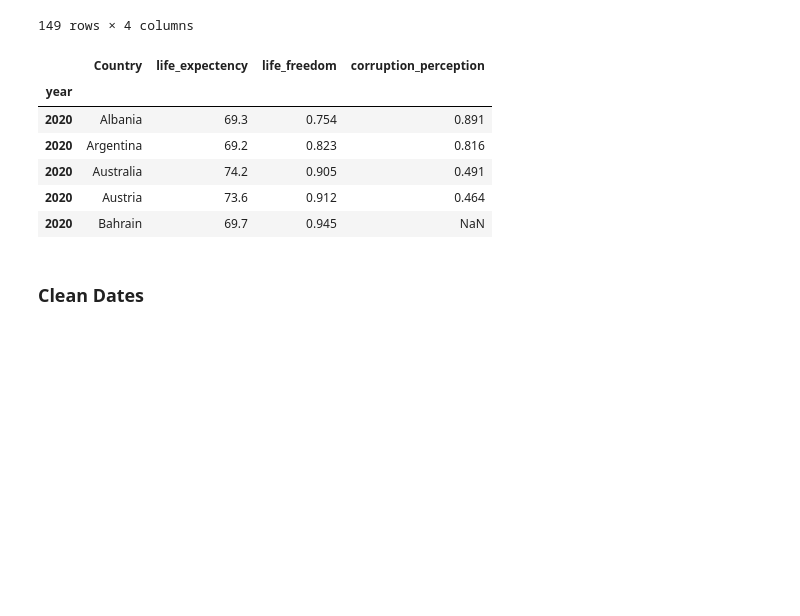
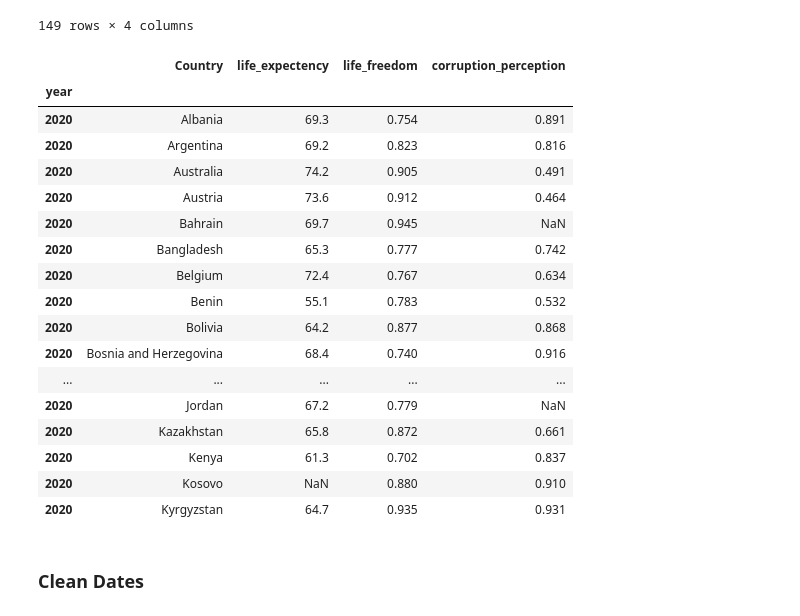
Before and after one commit to sanureet/ELT_Project, a Jupyter notebook: covid_happy.ipynb, the cells around one changed output. Drawn from its saved outputs; the diff is of its cells as text; code cells hidden in the pictures; blank space fills up the shorter version.

```diff
--- a/covid_happy.ipynb
+++ b/covid_happy.ipynb
@@ -108,20 +116,36 @@ transformed_2021.head(None)
 | 2021 | Afghanistan | 52.493 | 0.382 | 0.924 |
 149 rows × 4 columns
 # %%
+#World Happiness Report
+#Select columns
 world_report_cols = ['year', 'Country name', 'Healthy life expectancy at birth', 'Freedom to make life choices', 'Perceptions of corruption']
+#Create copy
 transformed_world_report = world_report_df[world_report_cols].copy()
-
+#Rename Columns
 transformed_world_report = transformed_world_report.rename(columns={'year': 'year','Country name': 'Country','Healthy life expectancy at birth': 'life_expectency',
     'Freedom to make life choices': 'life_freedom',
     'Perceptions of corruption': 'corruption_perception'})
+#Set index to year
 transformed_world_report.set_index('year', inplace=True)
+#Select only 2020 year
 transformed_world_report = transformed_world_report.loc[[2020]]
-transformed_world_report.head()
+transformed_world_report.head(-50)
 # %% [output]
 |  | Country | life_expectency | life_freedom | corruption_perception |
 | year |  |  |  |  |
 | 2020 | Albania | 69.3 | 0.754 | 0.891 |
 | 2020 | Argentina | 69.2 | 0.823 | 0.816 |
 | 2020 | Australia | 74.2 | 0.905 | 0.491 |
 | 2020 | Austria | 73.6 | 0.912 | 0.464 |
 | 2020 | Bahrain | 69.7 | 0.945 | NaN |
+| 2020 | Bangladesh | 65.3 | 0.777 | 0.742 |
+| 2020 | Belgium | 72.4 | 0.767 | 0.634 |
+| 2020 | Benin | 55.1 | 0.783 | 0.532 |
+| 2020 | Bolivia | 64.2 | 0.877 | 0.868 |
+| 2020 | Bosnia and Herzegovina | 68.4 | 0.740 | 0.916 |
+| ... | ... | ... | ... | ... |
+| 2020 | Jordan | 67.2 | 0.779 | NaN |
+| 2020 | Kazakhstan | 65.8 | 0.872 | 0.661 |
+| 2020 | Kenya | 61.3 | 0.702 | 0.837 |
+| 2020 | Kosovo | NaN | 0.880 | 0.910 |
+| 2020 | Kyrgyzstan | 64.7 | 0.935 | 0.931 |
```
Also changed, not shown: parts of 3 cells of this notebook, 1 other file.
